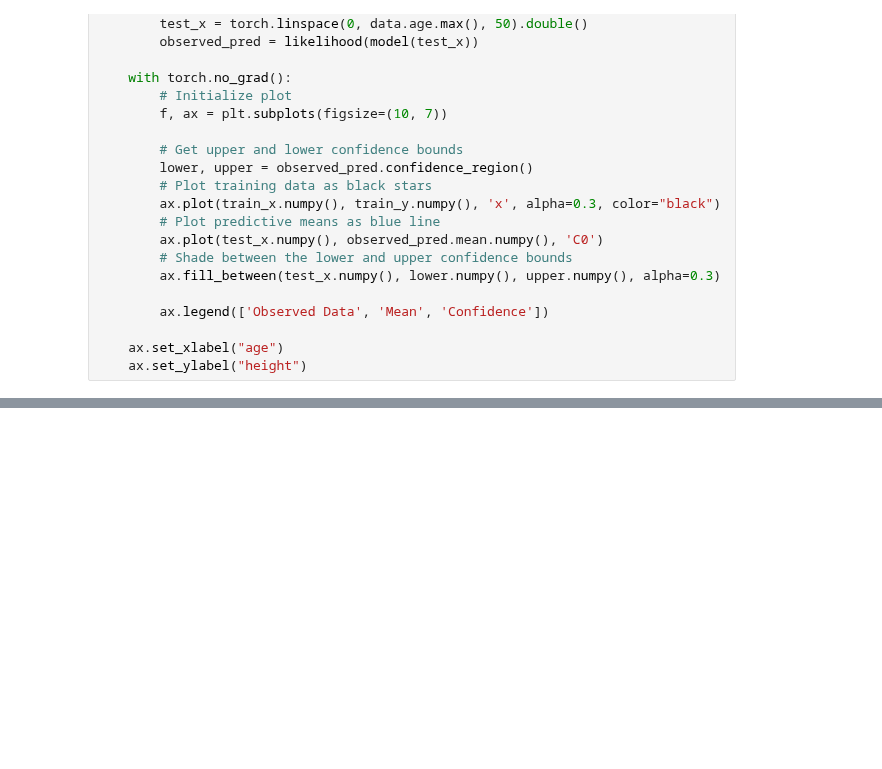
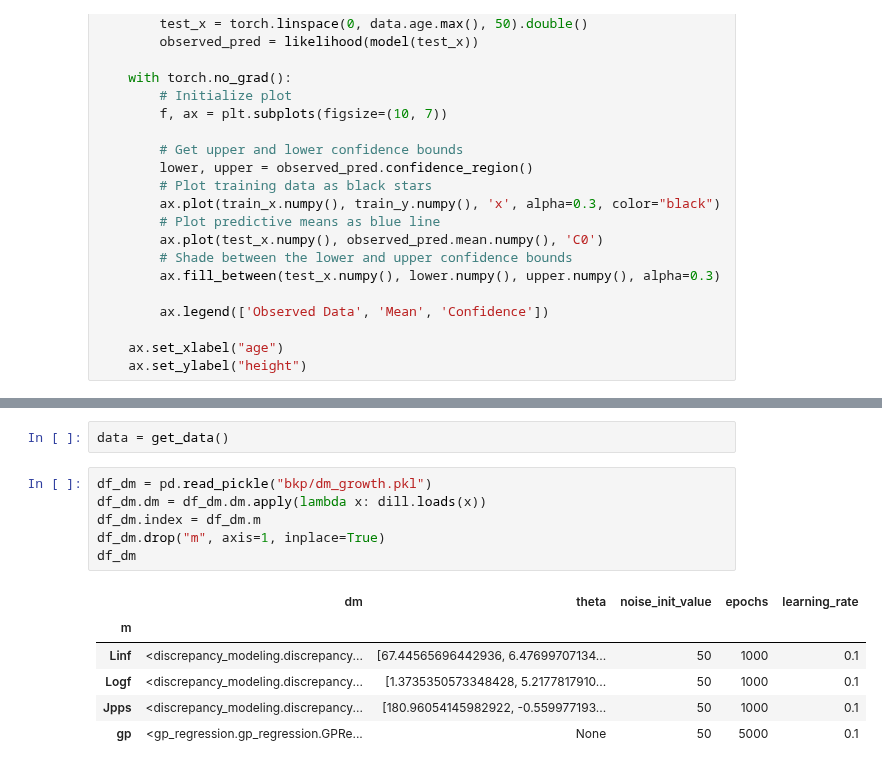
Before and after one commit to AurelienNioche/TransformedGP, a Jupyter notebook: growth_application/make-figures-growth.ipynb, the cells around one changed output, grey strips where cells are left out. Saved outputs shown, nothing was run; the diff lists cells and outputs as text; blank space fills up the shorter version.

```diff
--- a/growth_application/make-figures-growth.ipynb
+++ b/growth_application/make-figures-growth.ipynb
@@ -476 +59,16 @@ def train_discrepancy_model(data, m, theta, epochs=100, init_lr=0.1, noise_init_
+# %%
+data = get_data()
+# %%
+df_dm = pd.read_pickle("bkp/dm_growth.pkl")
+df_dm.dm = df_dm.dm.apply(lambda x: dill.loads(x))
+df_dm.index = df_dm.m
+df_dm.drop("m", axis=1, inplace=True)
+df_dm
+# %% [output]
+|  | dm | theta | noise_init_value | epochs | learning_rate |
+| m |  |  |  |  |  |
+| Linf | <discrepancy_modeling.discrepancy... | [67.44565696442936, 6.47699707134... | 50 | 1000 | 0.1 |
+| Logf | <discrepancy_modeling.discrepancy... | [1.3735350573348428, 5.2177817910... | 50 | 1000 | 0.1 |
+| Jpps | <discrepancy_modeling.discrepancy... | [180.96054145982922, -0.559977193... | 50 | 1000 | 0.1 |
+| gp | <gp_regression.gp_regression.GPRe... | None | 50 | 5000 | 0.1 |
 # %%
```
Also changed, not shown: parts of 75 cells of this notebook, 19 other files.
